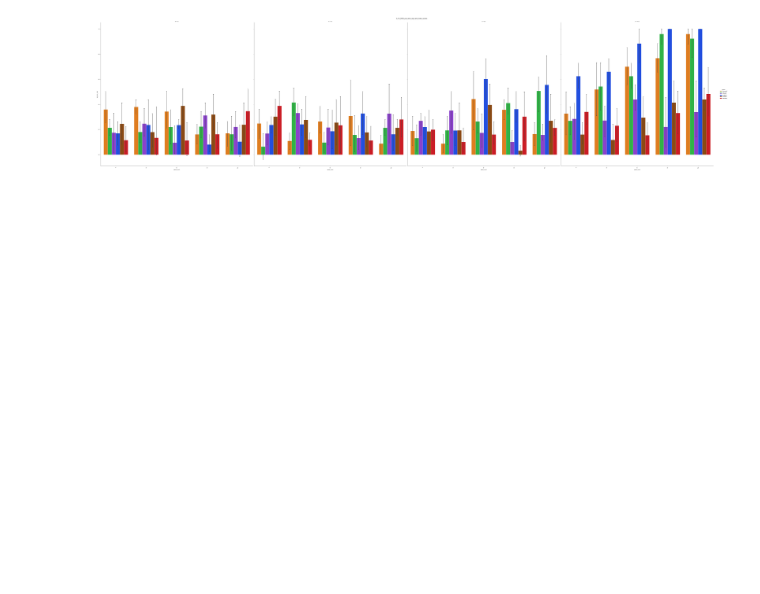
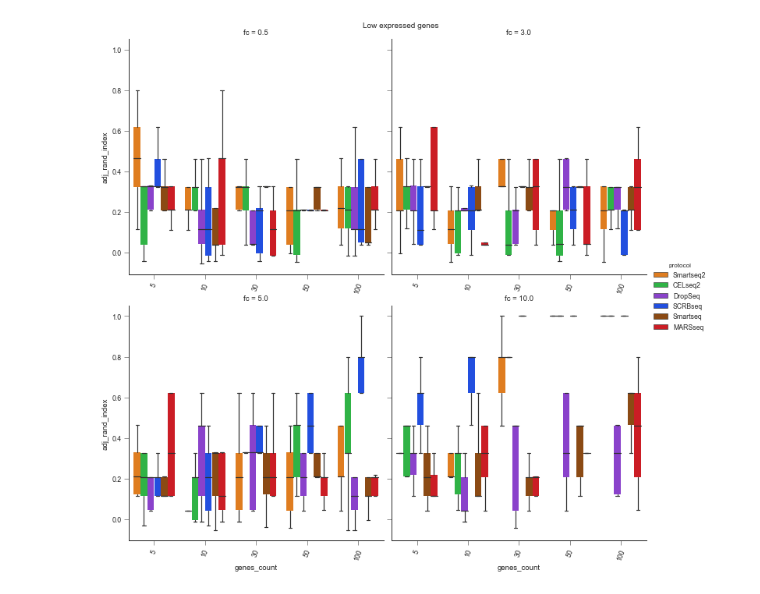
Before and after one commit to mtakai-ngara/cell_type_modelling_in_scRNAseq, a Jupyter notebook: notebooks/protocols_comparison_tmp.ipynb, the cells around one changed output. Cells and saved outputs as stored; diff of their text form; code cells hidden in the pictures; blank space fills up the shorter version.

Commit message:
updated notebooks and results

```diff
--- a/notebooks/protocols_comparison_tmp.ipynb
+++ b/notebooks/protocols_comparison_tmp.ipynb
@@ -12,23 +12,15 @@ replicates_grps=['cells_count','modification_method', 'clustering_method','fc','
                  'randomize_cells_labels','method','top_var_genes_cut_off','top_var_genes_included',
                  'normalization_method', 'pca_components','bin_start','bin_end','protocol']
 hue='protocol'
-#homo_scores_df['genes_count']=homo_scores_df.len_mod_and_var_genes.values
 replicates_cut_off=5
 out_dir=None
 out_dir='../results/protocols/figures'
 fc_list=[0.5,3,5,10]
-#fc_list=None
-#fc_order=[0.2,0.5,2,5]
-#fc_order=None
 x_axis_subset=[5,10,30,50,100]
-#x_axis_subset=None
-in_col_wrap=4
-show_reps_counts=['fc','genes_count',hue]
+in_col_wrap=2
 show_reps_counts=None
-#hue_order=['SmartSeq','Smartseq2','SCRBseq','DropSeq','MARSseq','CELseq2']
 hue_order=['Smartseq2', 'CELseq2', 'DropSeq', 'SCRBseq', 'Smartseq', 'MARSseq']
-#hue_order=None
-#Globala_variables
+#Global_variables
 sns.set_context(context='paper',rc={'style':'white'})
 #sns.set_palette(palette='colorblind')
 #palette_dict='bright'
@@ -36,7 +28,7 @@ x_axis='genes_count'
 boxprops_dict=dict(linewidth=0)
 reps_limit=5
 boxplot_mean=True
-plot_type='bar'
+plot_type='box' # Others : box, point, bar
 temp_palette={'SCRBseq': (0.00784313725490196, 0.24313725490196078, 1.0),
               'Smartseq2': (1.0, 0.48627450980392156, 0.0),
               'CELseq2': (0.10196078431372549, 0.788235294117647, 0.2196078431372549),
@@ -44,20 +36,22 @@ temp_palette={'SCRBseq': (0.00784313725490196, 0.24313725490196078, 1.0),
               'DropSeq': (0.5450980392156862, 0.16862745098039217, 0.8862745098039215),
               'Smartseq': (0.6235294117647059, 0.2823529411764706, 0.0)}
 # %%
-low_expr_genes_homo_scores_df=pd.read_pickle(path='../results/low_results.pkl',compression='gzip')
+#%%script false
+low_expr_genes_homo_scores_df=pd.read_pickle(path='../results/data/protocol/low_results.pkl',compression='gzip')
 utils.plot_classification_scores_between_experiments(expriment_path=low_expr_genes_homo_scores_df, out_dir=out_dir,
                                                      x_axis=x_axis,split_groups=split_groups,
                                                      replicates_grps=replicates_grps,
                                                      y_axis='adj_rand_index',in_kind=plot_type,ci=95,
                                                      in_col_wrap=in_col_wrap,replicates_per_grp=replicates_cut_off,
                                                      col_subset=fc_list,hue=hue,hue_order=hue_order,
                                                      x_axis_subset=x_axis_subset,col_order_value=None,
                                                      show_reps_counts=show_reps_counts,
-                                                     palette=temp_palette,facet_size=20,add_swarm=False,
-                                                     swarm_points_size=5.0,x_axis_rotation=70,
+                                                     palette=temp_palette,facet_size=5,subplot_title_size=10,
+                                                     add_swarm=False,
+                                                     swarm_points_size=10.0,x_axis_rotation=70,
                                                      boxplot_mean=boxplot_mean,
                                                      boxprops=boxprops_dict,boxplot_outliers=False,
                                                      sharex=False,sharey=True,errwidth=0.0001,capsize=0.02,
-                                                     limit=reps_limit)
+                                                     limit=reps_limit,fig_title='Low expressed genes')
 # %% [output]
-[figure, old version]
+[figure, new version]
```
Also changed, not shown: parts of 11 cells of this notebook, 47 other files.
